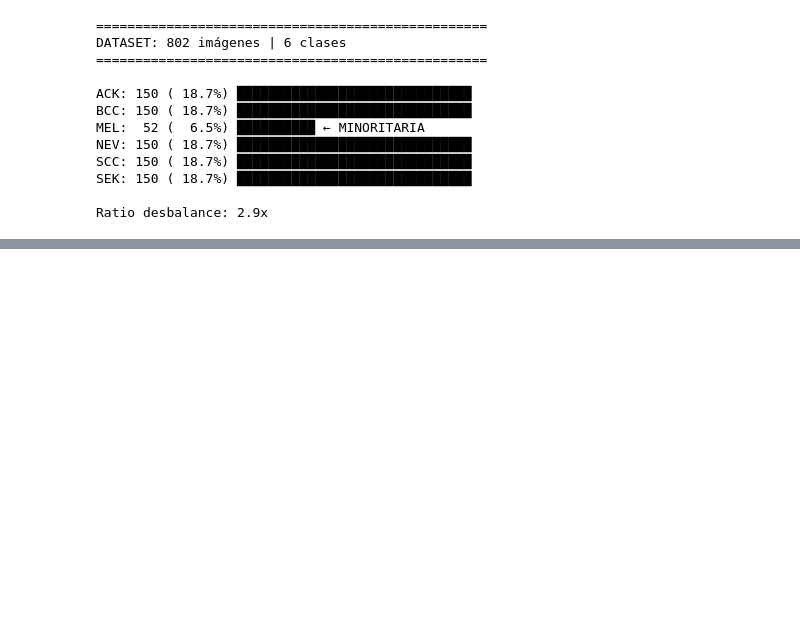
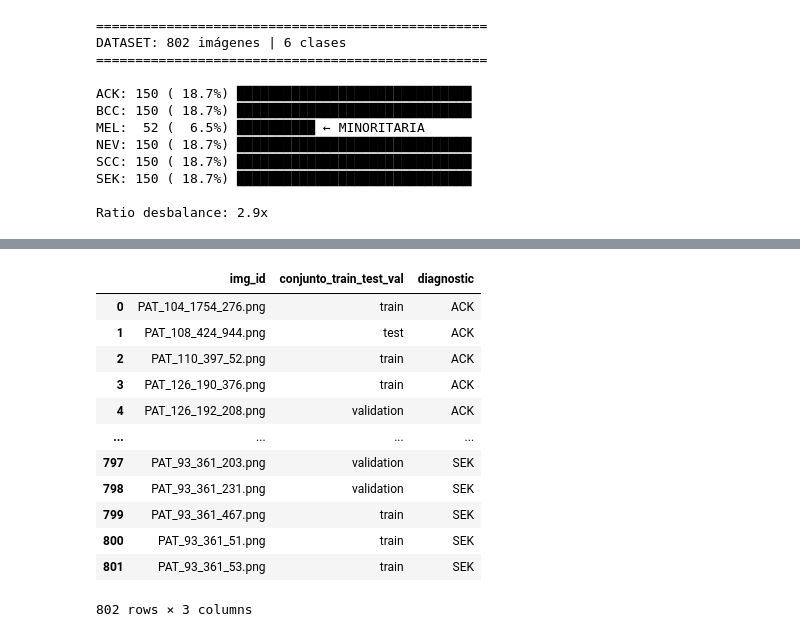
Before and after one commit to MrCordobex/ML-and-DL-final-project, a Jupyter notebook: PEDRO/split_train_test.ipynb, the cells around one changed output, grey strips where cells are left out. Saved outputs shown, nothing was run; the diff lists cells and outputs as text; code cells hidden in the pictures; blank space fills up the shorter version.

```diff
--- a/PEDRO/split_train_test.ipynb
+++ b/PEDRO/split_train_test.ipynb
@@ -125,0 +149,56 @@ Train: 561 | Val: 120 | Test: 121
+# %%
+import pandas as pd
+import os
+
+# 1. Cargar el metadata
+df_metadata = pd.read_csv('C:/Users/pedro/Desktop/master/Machine Learning/ML-and-DL-final-project/Datos/metadata.csv')
+
+# === CORRECCIÓN CLAVE ===
+# Creamos una columna auxiliar 'id_limpio' en el metadata quitando la extensión (.png/.jpg)
+# Esto convierte 'PAT_715_4072_827.png' en 'PAT_715_4072_827'
+df_metadata['id_limpio'] = df_metadata['img_id'].astype(str).apply(lambda x: os.path.splitext(x)[0])
+
+# 2. Obtener los IDs de las imágenes desde el dataset (sin extensión)
+image_paths = [s[0] for s in full_dataset.samples]
+# Esto obtiene 'PAT_715_4072_827' de la ruta del archivo
+img_ids_from_folder = [os.path.splitext(os.path.basename(path))[0] for path in image_paths]
+
+# 3. Asignar etiquetas (Train/Val/Test)
+set_labels = [""] * len(full_dataset)
+for i in train_idx: set_labels[i] = 'train'
+for i in val_idx:   set_labels[i] = 'validation'
+for i in test_idx:  set_labels[i] = 'test'
+
+# 4. Crear DataFrame con las imágenes que tienes realmente en la carpeta
+df_splits = pd.DataFrame({
+    'img_id_carpeta': img_ids_from_folder, # Este es el ID sacado de tu carpeta
+    'conjunto_train_test_val': set_labels
+})
+
+# 5. Hacer el Merge usando los IDs limpios
+# Unimos la 'img_id_carpeta' con 'id_limpio' del metadata
+df_merged = pd.merge(df_splits, df_metadata, left_on='img_id_carpeta', right_on='id_limpio', how='left')
+
+# 6. Seleccionar y renombrar las columnas finales que pediste
+# Queremos: img_id (original del metadata con .png), conjunto, diagnostic
+df_final = df_merged[['img_id', 'conjunto_train_test_val', 'diagnostic']].copy()
+
+# Verificaciones
+print("="*50)
+print("VERIFICACIÓN DE CRUCE")
+print("="*50)
+print(df_final.head())
+print("\nConteo por conjunto:")
+print(df_final['conjunto_train_test_val'].value_counts())
+
+nulos = df_final['diagnostic'].isnull().sum()
+if nulos > 0:
+    print(f"\n❌ AÚN HAY {nulos} IMÁGENES SIN DIAGNÓSTICO.")
+    print("Revisa si los nombres de archivo en la carpeta coinciden con los del CSV.")
+else:
+    print("\n✅ ÉXITO: Todas las imágenes se cruzaron correctamente con su diagnóstico.")
+
+# 7. Guardar
+#df_final.to_csv('dataset_split_final.csv', index=False)
+display(df_final)
+# %% [output]
@@ -125,0 +223,13 @@ Train: 561 | Val: 120 | Test: 121
+|  | img_id | conjunto_train_test_val | diagnostic |
+| 0 | PAT_104_1754_276.png | train | ACK |
+| 1 | PAT_108_424_944.png | test | ACK |
+| 2 | PAT_110_397_52.png | train | ACK |
+| 3 | PAT_126_190_376.png | train | ACK |
+| 4 | PAT_126_192_208.png | validation | ACK |
+| ... | ... | ... | ... |
+| 797 | PAT_93_361_203.png | validation | SEK |
+| 798 | PAT_93_361_231.png | validation | SEK |
+| 799 | PAT_93_361_467.png | train | SEK |
+| 800 | PAT_93_361_51.png | train | SEK |
+| 801 | PAT_93_361_53.png | train | SEK |
+802 rows × 3 columns
```
Also changed, not shown: parts of 6 cells of this notebook.
